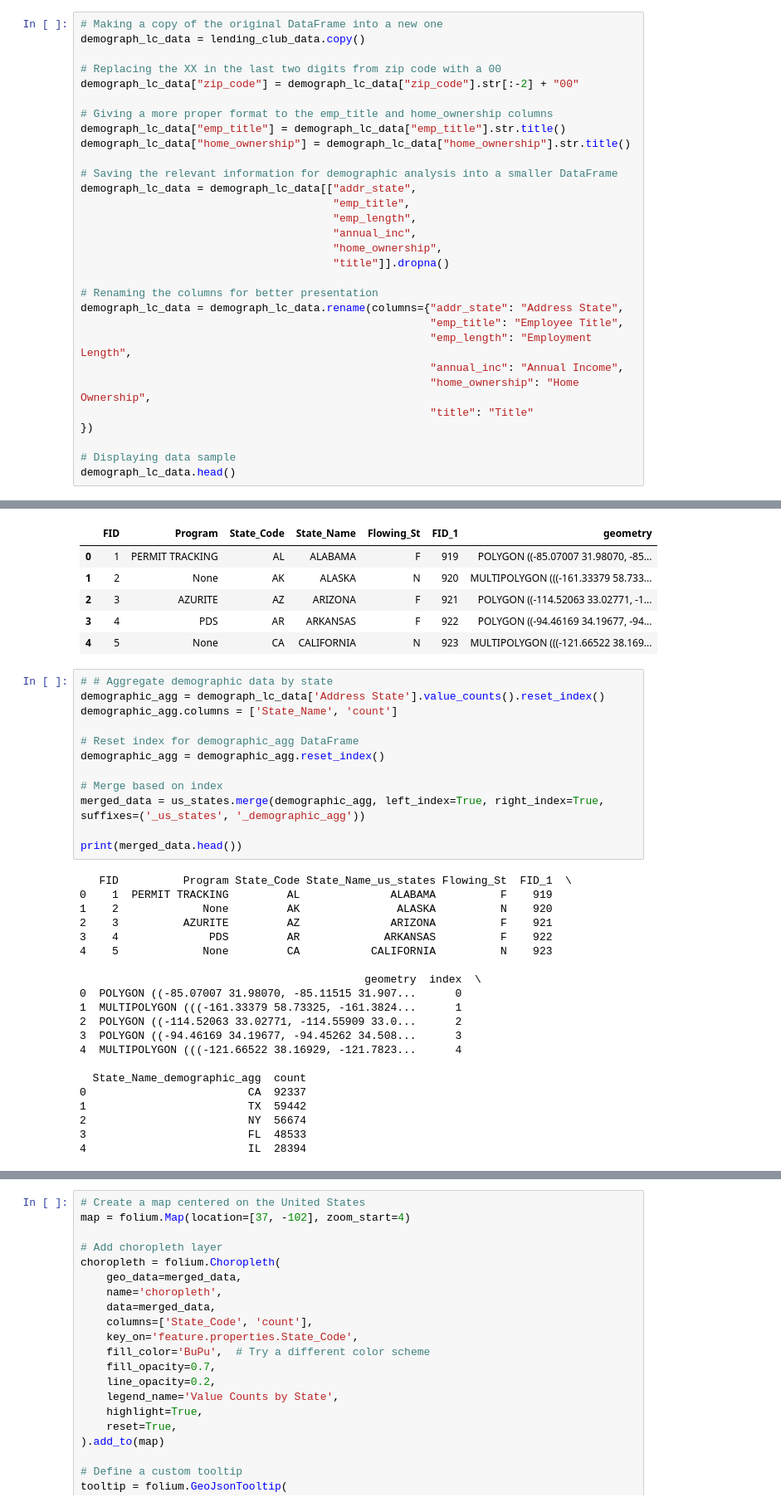
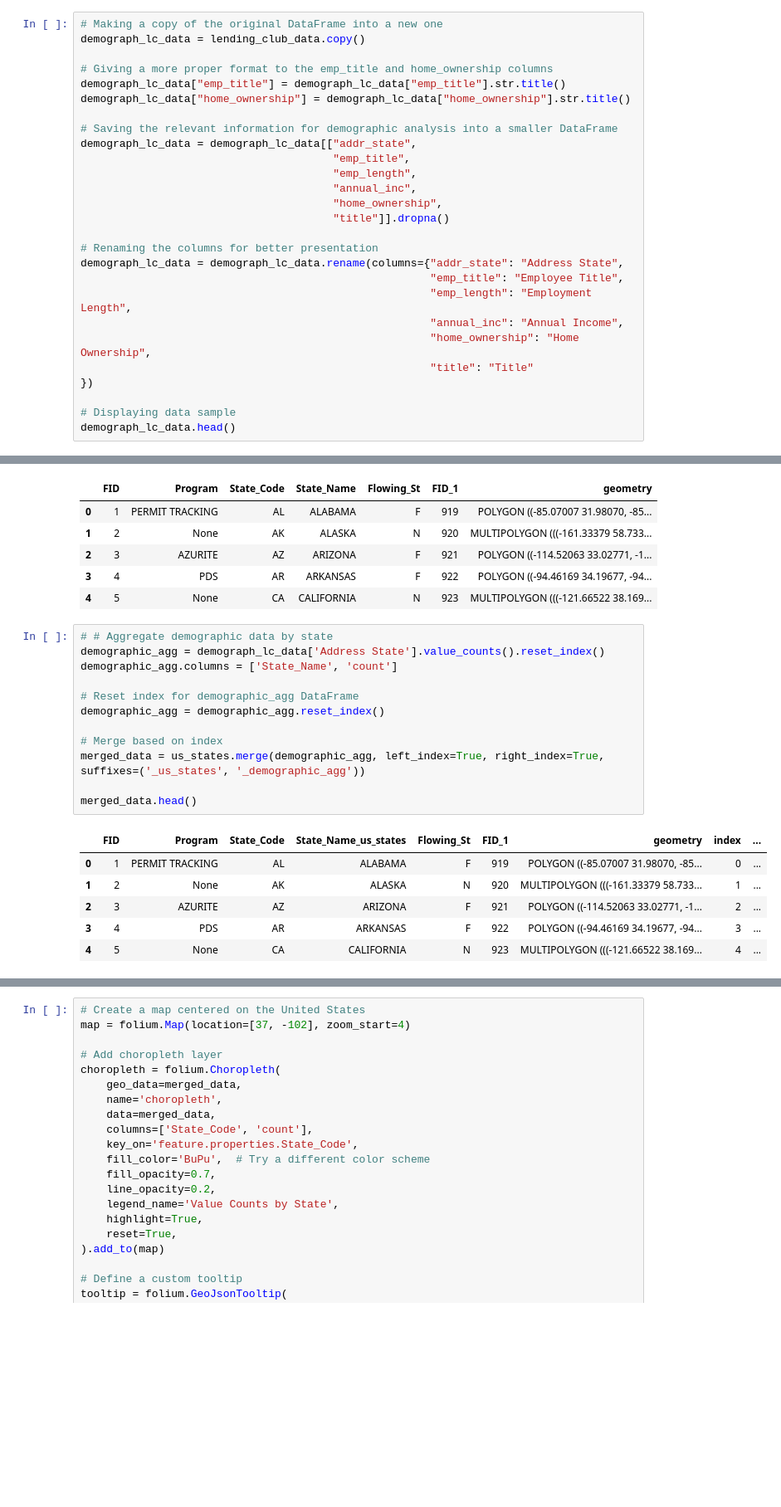
Before and after one commit to karenreyesss/1st-project-bootcamp, a Jupyter notebook: project1.ipynb, the cells around one changed output, grey strips where cells are left out. Shown at 83% size. Cells and saved outputs as stored; diff of their text form; blank space fills up the shorter version.

```diff
--- a/project1.ipynb
+++ b/project1.ipynb
@@ -155,9 +160,6 @@ emp_length_unique
 # %%
 # Making a copy of the original DataFrame into a new one
 demograph_lc_data = lending_club_data.copy()
-
-# Replacing the XX in the last two digits from zip code with a 00
-demograph_lc_data["zip_code"] = demograph_lc_data["zip_code"].str[:-2] + "00"
 
 # Giving a more proper format to the emp_title and home_ownership columns
 demograph_lc_data["emp_title"] = demograph_lc_data["emp_title"].str.title()
@@ -225,36 +227,22 @@ us_states.head()
 # %%
 # # Aggregate demographic data by state
 demographic_agg = demograph_lc_data['Address State'].value_counts().reset_index()
 demographic_agg.columns = ['State_Name', 'count']
 
 # Reset index for demographic_agg DataFrame
 demographic_agg = demographic_agg.reset_index()
 
 # Merge based on index
 merged_data = us_states.merge(demographic_agg, left_index=True, right_index=True, suffixes=('_us_states', '_demographic_agg'))
 
-print(merged_data.head())
+merged_data.head()
 # %% [output]
-   FID          Program State_Code State_Name_us_states Flowing_St  FID_1  \
-0    1  PERMIT TRACKING         AL              ALABAMA          F    919
-1    2             None         AK               ALASKA          N    920
-2    3          AZURITE         AZ              ARIZONA          F    921
-3    4              PDS         AR             ARKANSAS          F    922
-4    5             None         CA           CALIFORNIA          N    923
-
-                                            geometry  index  \
-0  POLYGON ((-85.07007 31.98070, -85.11515 31.907...      0
-1  MULTIPOLYGON (((-161.33379 58.73325, -161.3824...      1
-2  POLYGON ((-114.52063 33.02771, -114.55909 33.0...      2
-3  POLYGON ((-94.46169 34.19677, -94.45262 34.508...      3
-4  MULTIPOLYGON (((-121.66522 38.16929, -121.7823...      4
-
-  State_Name_demographic_agg  count
-0                         CA  92337
-1                         TX  59442
-2                         NY  56674
-3                         FL  48533
-4                         IL  28394
+|  | FID | Program | State_Code | State_Name_us_states | Flowing_St | FID_1 | geometry | index | ... |
+| 0 | 1 | PERMIT TRACKING | AL | ALABAMA | F | 919 | POLYGON ((-85.07007 31.98070, -85... | 0 | ... |
+| 1 | 2 | None | AK | ALASKA | N | 920 | MULTIPOLYGON (((-161.33379 58.733... | 1 | ... |
+| 2 | 3 | AZURITE | AZ | ARIZONA | F | 921 | POLYGON ((-114.52063 33.02771, -1... | 2 | ... |
+| 3 | 4 | PDS | AR | ARKANSAS | F | 922 | POLYGON ((-94.46169 34.19677, -94... | 3 | ... |
+| 4 | 5 | None | CA | CALIFORNIA | N | 923 | MULTIPOLYGON (((-121.66522 38.169... | 4 | ... |
 # %%
 # Convert State Names in us_states DataFrame to abbreviated uppercase letters
 us_states['State_Name'] = us_states['State_Name'].map(lambda x: x[:2].upper())
```
Also changed, not shown: parts of 4 cells of this notebook, 3 other files.
